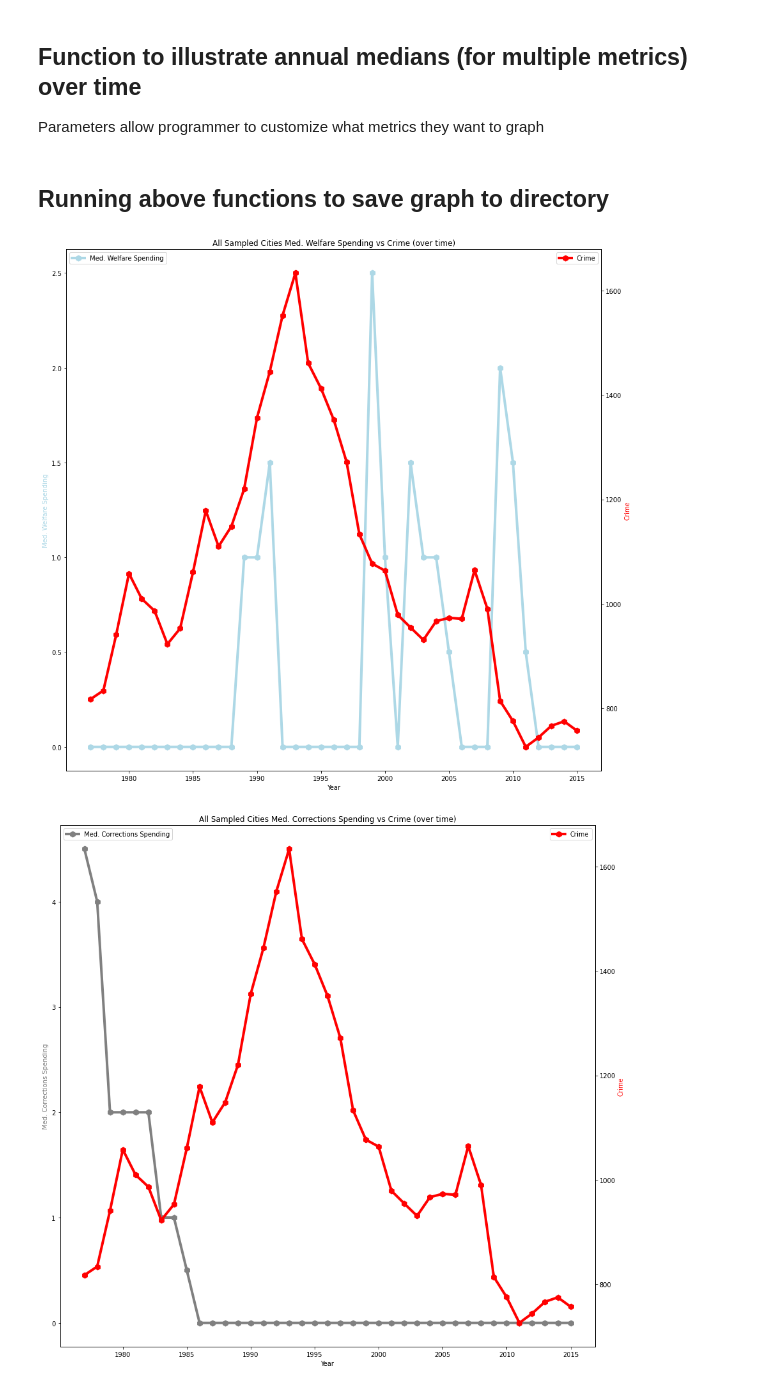
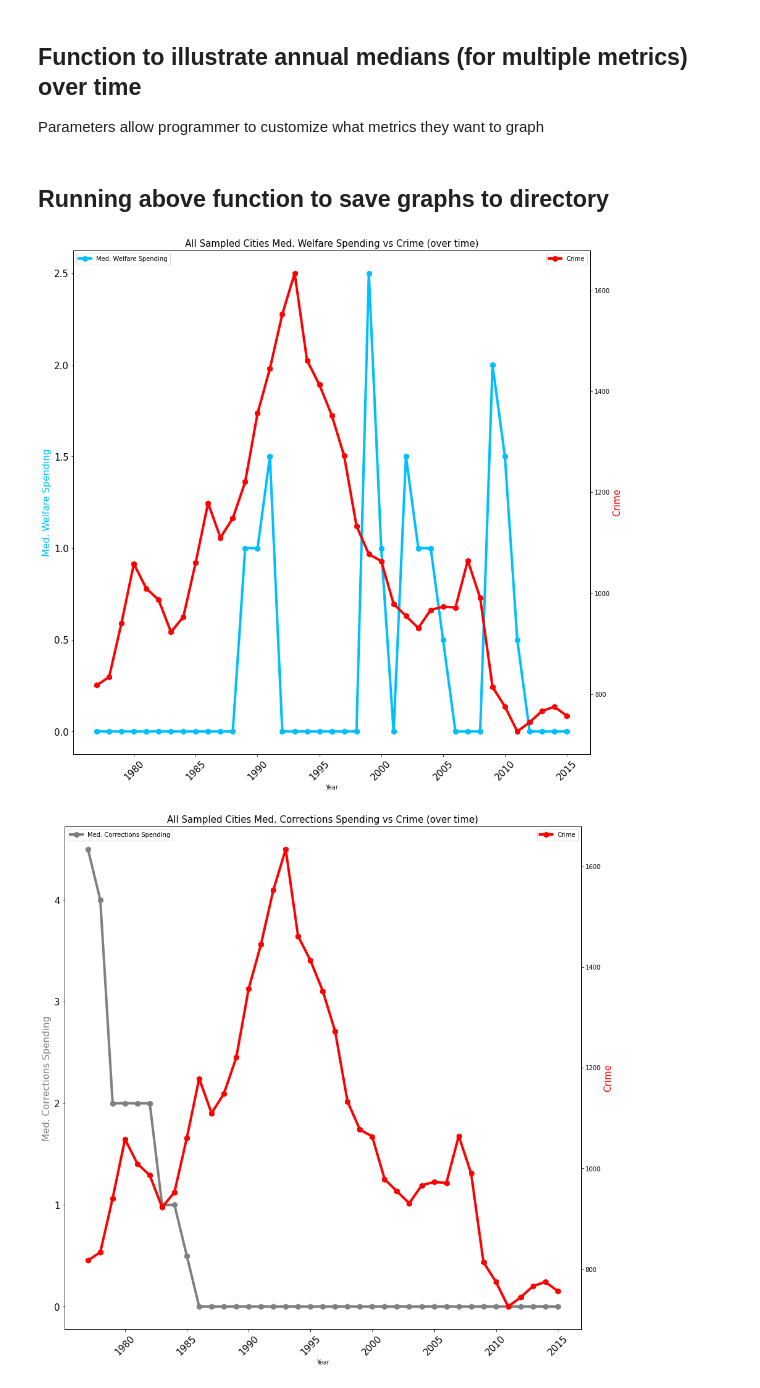
Before and after one commit to hurshkarkhanis/police_spending, a Jupyter notebook: src/code.ipynb, the cells around one changed output. Drawn from its saved outputs; the diff is of its cells as text; code cells hidden in the pictures.

Commit message:
Add files via upload
final code and graphs

```diff
--- a/src/code.ipynb
+++ b/src/code.ipynb
@@ -147,19 +133,23 @@ def double_graph(x, x_label,
     z_local = z
 
     ax.plot(x_local, y_local, color=y_color, marker=y_marker, label = y_label, linewidth=4, markersize=9)
-    ax.set_ylabel(y_label, color=y_color)
+    ax.set_ylabel(y_label, color=y_color, fontsize = 15)
     ax.set_xlabel(x_label)
+    ax.tick_params(axis='x', labelsize=50, labelrotation=45)
+    ax.tick_params(axis='y', labelsize=50)
 
 
     ax2=ax.twinx()
 
     ax2.plot(x_local, z_local, color=z_color, marker=z_marker, label = z_label, linewidth=4, markersize=9)
-    ax2.set_ylabel(z_label, color=z_color)
+    ax2.set_ylabel(z_label, color=z_color, fontsize = 15)
+    ax.tick_params(axis='x', labelsize=15, labelrotation=45)
+    ax.tick_params(axis='y', labelsize=15)
 
     ax.legend(loc=y_loc)
     ax2.legend(loc=z_loc)
 
-    ax.set_title("{} {} vs {} (over time)".format(city_name, y_label, z_label))
+    ax.set_title("{} {} vs {} (over time)".format(city_name, y_label, z_label), fontsize=15)
 # %% [markdown]
 ## Hypothesis Testing I: welfare spending vs crime rate
 null hypothesis: "there is no coorelation between welfare spending and crime rate"
@@ -407,14 +397,14 @@ def illustrate_hypothesis(y_name, y_color, y_label,
 # %% [markdown]
-## Running above functions to save graph to directory
+## Running above function to save graphs to directory
 # %%
-illustrate_hypothesis('welfare', '#ADD8E6', 'Med. Welfare Spending',
+illustrate_hypothesis('welfare', '#00bfff', 'Med. Welfare Spending',
                          'crime_rate', 'red', 'Crime')
 
 illustrate_hypothesis('corrections', '#808080', 'Med. Corrections Spending',
                          'crime_rate', 'red', 'Crime')
 
 illustrate_hypothesis('police', '#191970', 'Med. Police Spending',
                          'crime_rate', 'red', 'Crime')
 # %% [output]
-[figure, old version]
+[figure, new version]
-[figure, old version]
+[figure, new version]
```
Also changed, not shown: parts of 4 cells of this notebook, 4 other files.
